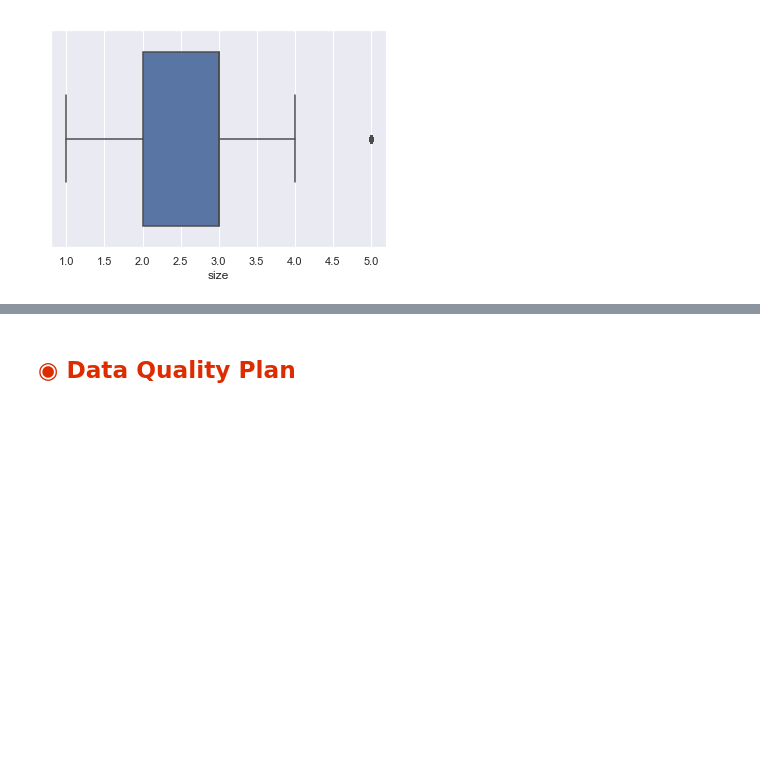
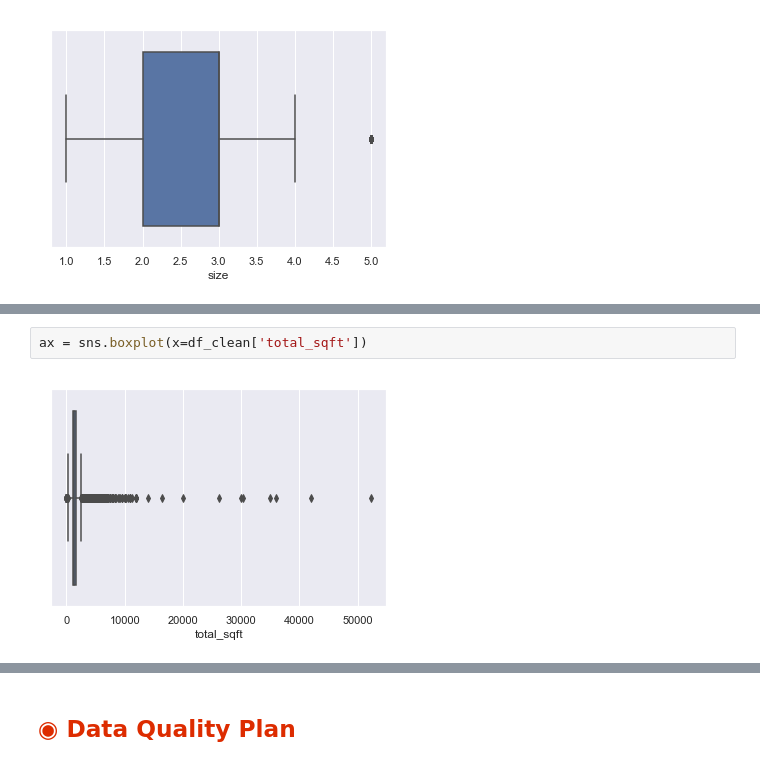
Before and after one commit to harshrpg/MachineHack, a Jupyter notebook: House Prices in Bengaluru/Predicting House Prices - Harsh.ipynb, the cells around one changed output, grey strips where cells are left out. Saved outputs shown, nothing was run; the diff lists cells and outputs as text; blank space fills up the shorter version.

```diff
--- a/House Prices in Bengaluru/Predicting House Prices - Harsh.ipynb
+++ b/House Prices in Bengaluru/Predicting House Prices - Harsh.ipynb
@@ -997,0 +1011,4 @@ sns.distplot(df['size'], bins=10)
+# %%
+ax = sns.boxplot(x=df_clean['total_sqft'])
+# %% [output]
+[figure, added]
```
Also changed, not shown: parts of 96 cells of this notebook, 3 other files.
